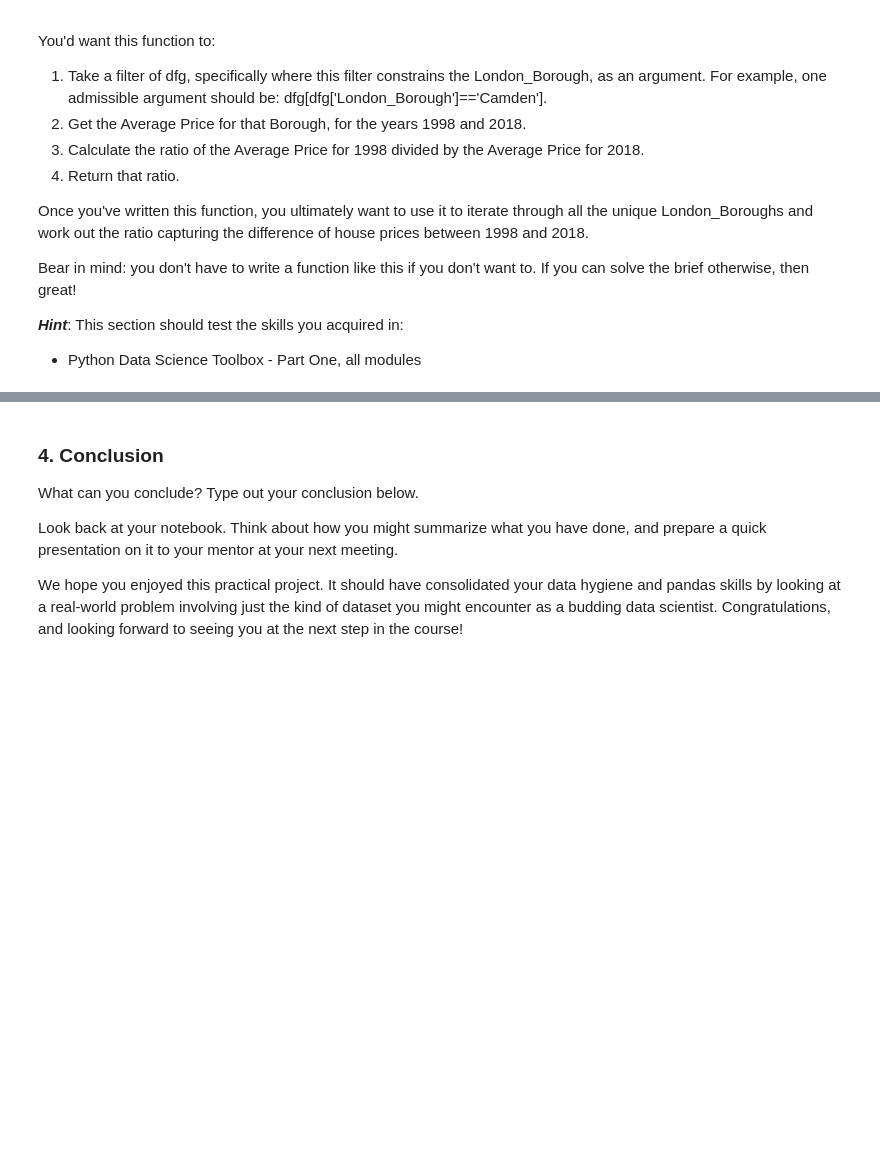
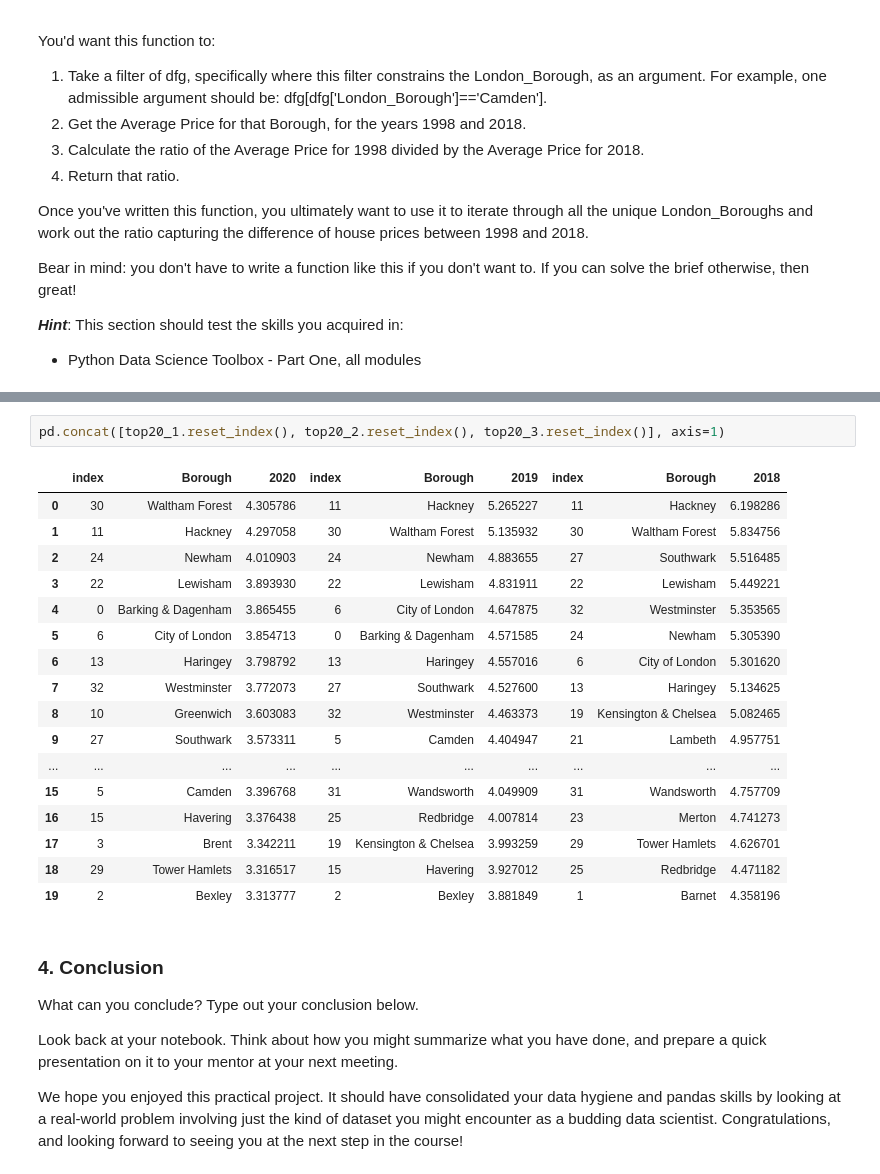
Before and after one commit to huang1228/Springboard, a Jupyter notebook: London_Case_Study.ipynb, the cells around one changed output, grey strips where cells are left out. Drawn from its saved outputs; the diff is of its cells as text; blank space fills up the shorter version.

```diff
--- a/London_Case_Study.ipynb
+++ b/London_Case_Study.ipynb
@@ -570,3 +713,23 @@ ax.set_xticklabels(top15['Borough'])
+# %%
+pd.concat([top20_1.reset_index(), top20_2.reset_index(), top20_3.reset_index()], axis=1)
+# %% [output]
+|  | index | Borough | 2020 | index | Borough | 2019 | index | Borough | 2018 |
+| 0 | 30 | Waltham Forest | 4.305786 | 11 | Hackney | 5.265227 | 11 | Hackney | 6.198286 |
+| 1 | 11 | Hackney | 4.297058 | 30 | Waltham Forest | 5.135932 | 30 | Waltham Forest | 5.834756 |
+| 2 | 24 | Newham | 4.010903 | 24 | Newham | 4.883655 | 27 | Southwark | 5.516485 |
+| 3 | 22 | Lewisham | 3.893930 | 22 | Lewisham | 4.831911 | 22 | Lewisham | 5.449221 |
+| 4 | 0 | Barking & Dagenham | 3.865455 | 6 | City of London | 4.647875 | 32 | Westminster | 5.353565 |
+| 5 | 6 | City of London | 3.854713 | 0 | Barking & Dagenham | 4.571585 | 24 | Newham | 5.305390 |
+| 6 | 13 | Haringey | 3.798792 | 13 | Haringey | 4.557016 | 6 | City of London | 5.301620 |
+| 7 | 32 | Westminster | 3.772073 | 27 | Southwark | 4.527600 | 13 | Haringey | 5.134625 |
+| 8 | 10 | Greenwich | 3.603083 | 32 | Westminster | 4.463373 | 19 | Kensington & Chelsea | 5.082465 |
+| 9 | 27 | Southwark | 3.573311 | 5 | Camden | 4.404947 | 21 | Lambeth | 4.957751 |
+| ... | ... | ... | ... | ... | ... | ... | ... | ... | ... |
+| 15 | 5 | Camden | 3.396768 | 31 | Wandsworth | 4.049909 | 31 | Wandsworth | 4.757709 |
+| 16 | 15 | Havering | 3.376438 | 25 | Redbridge | 4.007814 | 23 | Merton | 4.741273 |
+| 17 | 3 | Brent | 3.342211 | 19 | Kensington & Chelsea | 3.993259 | 29 | Tower Hamlets | 4.626701 |
+| 18 | 29 | Tower Hamlets | 3.316517 | 15 | Havering | 3.927012 | 25 | Redbridge | 4.471182 |
+| 19 | 2 | Bexley | 3.313777 | 2 | Bexley | 3.881849 | 1 | Barnet | 4.358196 |
 # %% [markdown]
 ### 4. Conclusion
 What can you conclude? Type out your conclusion below.
```
Also changed, not shown: parts of 21 cells of this notebook.
